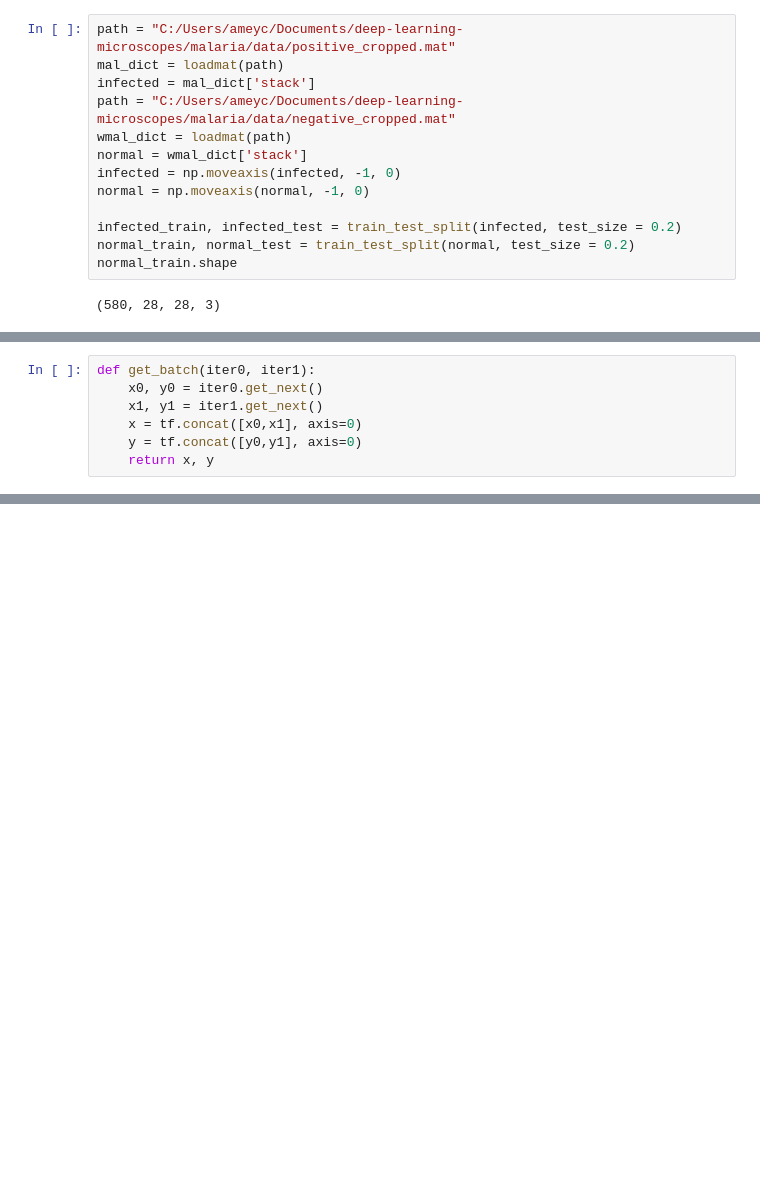
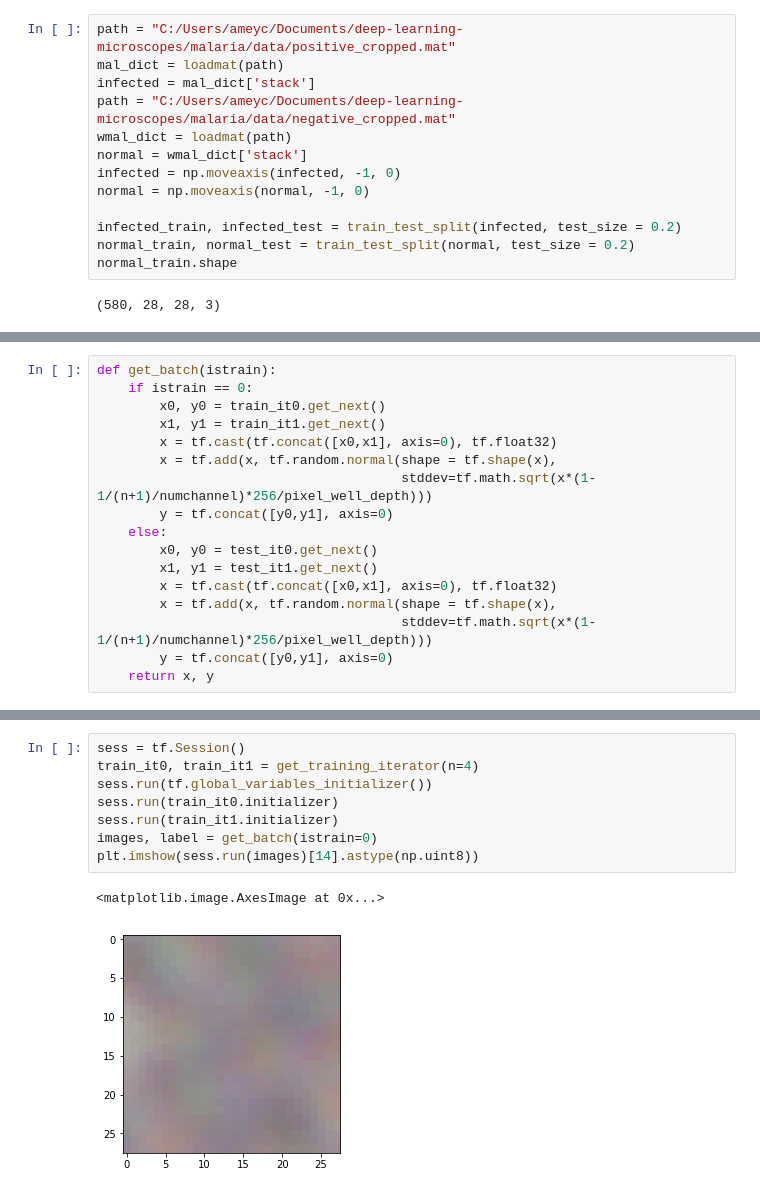
Before and after one commit to isildur7/BME-590-Spring-2019, a Jupyter notebook: final_project/Optimal_Illumination_for_overlapped_imaging.ipynb, the cells around one changed output, grey strips where cells are left out. Cells and saved outputs as stored; diff of their text form; blank space fills up the shorter version.

```diff
--- a/final_project/Optimal_Illumination_for_overlapped_imaging.ipynb
+++ b/final_project/Optimal_Illumination_for_overlapped_imaging.ipynb
@@ -68,10 +66,3 @@ def get_testing_iterator(n = 0):
     iterator1 = dataset1.make_initializable_iterator()
 
     return iterator0, iterator1
-# %%
-def get_batch(iter0, iter1):
-    x0, y0 = iter0.get_next()
-    x1, y1 = iter1.get_next()
-    x = tf.concat([x0,x1], axis=0)
-    y = tf.concat([y0,y1], axis=0)
-    return x, y
@@ -84,0 +69,17 @@ print(label.shape)
+# %%
+def get_batch(istrain):
+    if istrain == 0:
+        x0, y0 = train_it0.get_next()
+        x1, y1 = train_it1.get_next()
+        x = tf.cast(tf.concat([x0,x1], axis=0), tf.float32)
+        x = tf.add(x, tf.random.normal(shape = tf.shape(x),
+                                       stddev=tf.math.sqrt(x*(1-1/(n+1)/numchannel)*256/pixel_well_depth)))
+        y = tf.concat([y0,y1], axis=0)
+    else:
+        x0, y0 = test_it0.get_next()
+        x1, y1 = test_it1.get_next()
+        x = tf.cast(tf.concat([x0,x1], axis=0), tf.float32)
+        x = tf.add(x, tf.random.normal(shape = tf.shape(x),
+                                       stddev=tf.math.sqrt(x*(1-1/(n+1)/numchannel)*256/pixel_well_depth)))
+        y = tf.concat([y0,y1], axis=0)
+    return x, y
@@ -137,0 +198,11 @@ plt.imshow(sess.run(images)[16].astype(np.uint8))
+# %%
+sess = tf.Session()
+train_it0, train_it1 = get_training_iterator(n=4)
+sess.run(tf.global_variables_initializer())
+sess.run(train_it0.initializer)
+sess.run(train_it1.initializer)
+images, label = get_batch(istrain=0)
+plt.imshow(sess.run(images)[14].astype(np.uint8))
+# %% [output]
+<matplotlib.image.AxesImage at 0x...>
+[figure, added]
```
Also changed, not shown: parts of 12 cells of this notebook, 1 other file.
